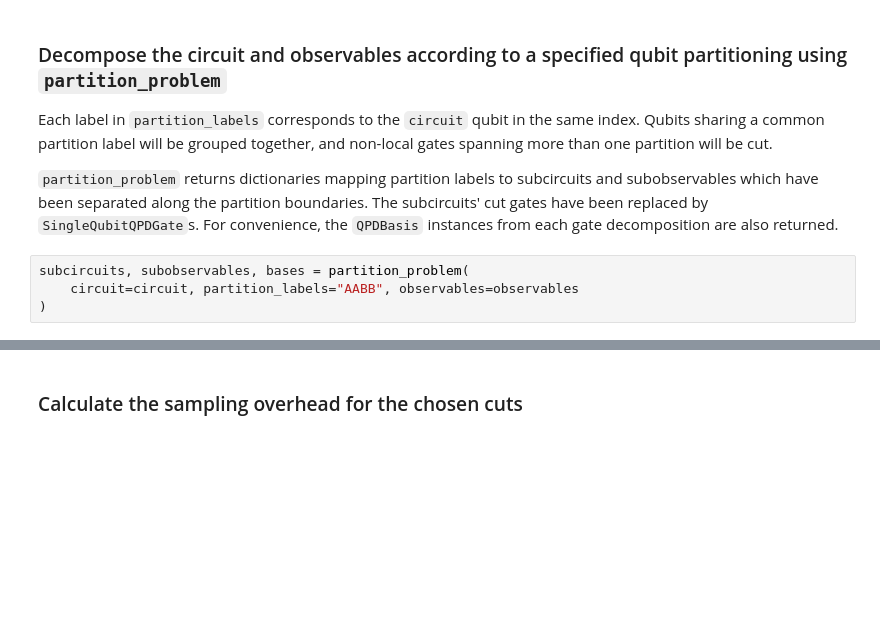
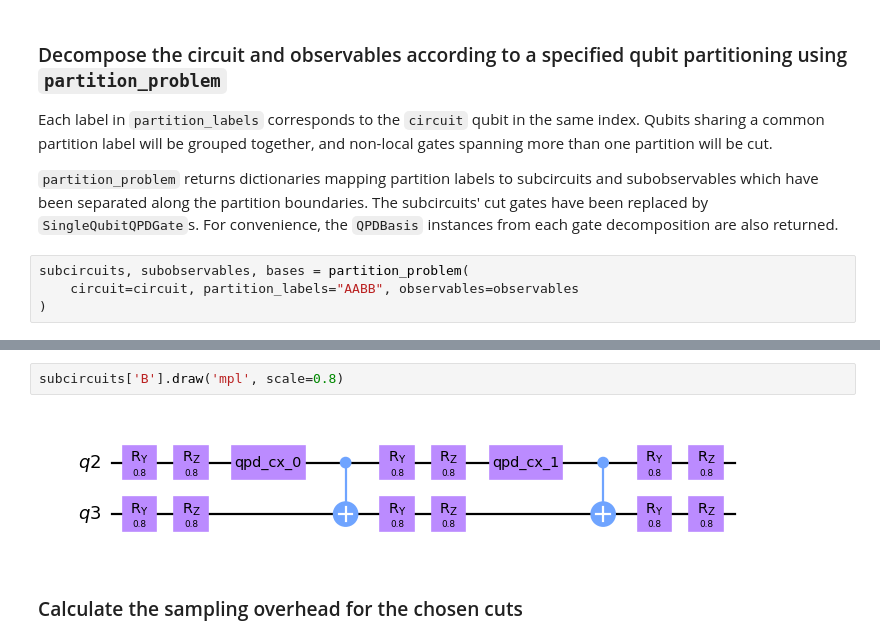
Before and after one commit to Qiskit/qiskit-addon-cutting, a Jupyter notebook: docs/circuit_cutting/tutorials/gate_cutting_to_reduce_circuit_width.ipynb, the cells around one changed output, grey strips where cells are left out. Drawn from its saved outputs; the diff is of its cells as text; blank space fills up the shorter version.

```diff
--- a/docs/circuit_cutting/tutorials/gate_cutting_to_reduce_circuit_width.ipynb
+++ b/docs/circuit_cutting/tutorials/gate_cutting_to_reduce_circuit_width.ipynb
@@ -38,3 +49,7 @@ subcircuits, subobservables, bases = partition_problem(
+# %%
+subcircuits['B'].draw('mpl', scale=0.8)
+# %% [output]
+[figure, added]
 # %% [markdown]
 ### Calculate the sampling overhead for the chosen cuts
 # %%
```
Also changed, not shown: parts of 3 cells of this notebook.
